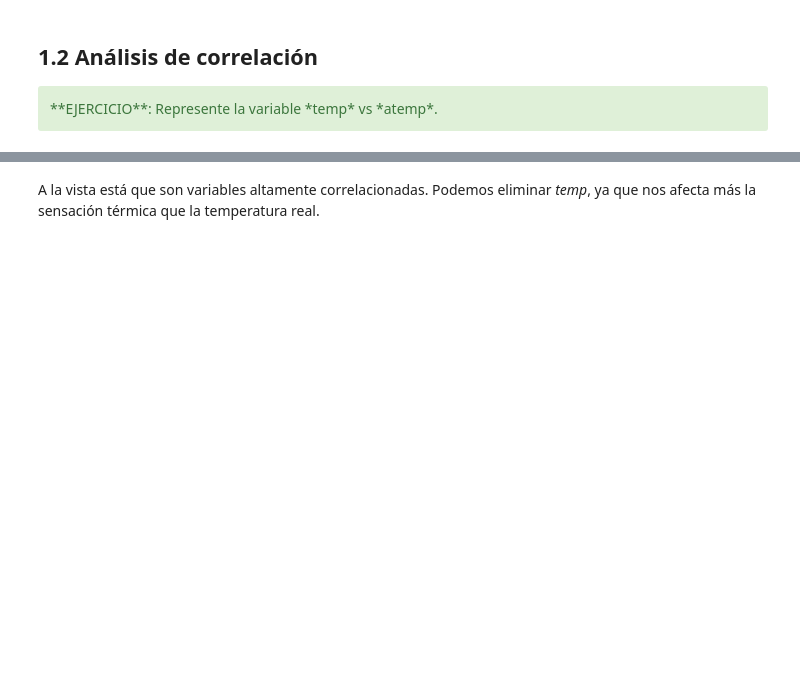
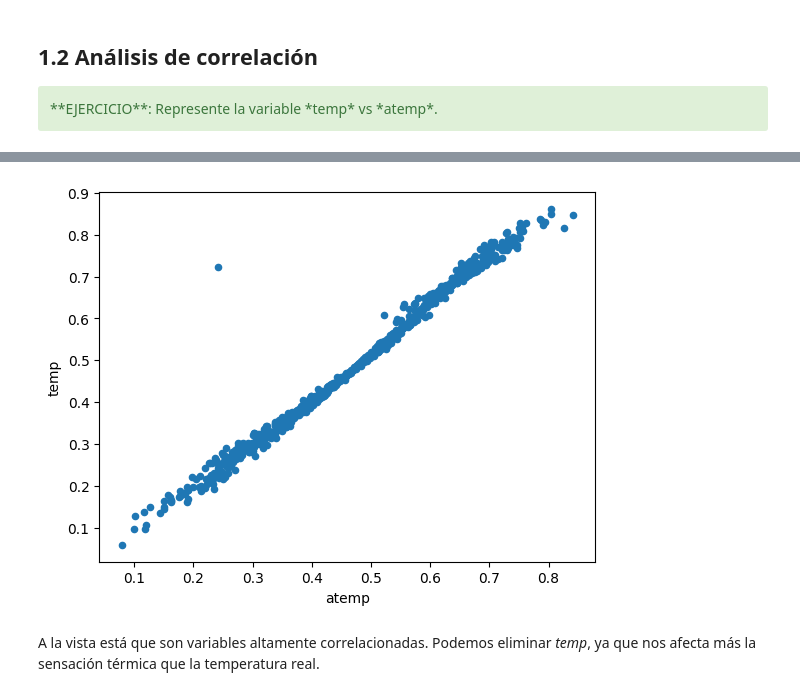
Before and after one commit to n1rocket/armando_bueno_machine_learning, a Jupyter notebook: notebooks/9. Casos prácticos_completo.ipynb, the cells around one changed output, grey strips where cells are left out. Drawn from its saved outputs; the diff is of its cells as text; code cells hidden in the pictures; blank space fills up the shorter version.

```diff
--- a/notebooks/9. Casos prácticos_completo.ipynb
+++ b/notebooks/9. Casos prácticos_completo.ipynb
@@ -96,3 +205,11 @@ data.head()
+# %%
+# your code here
+data.plot(kind='scatter', x='atemp', y='temp')
+plt.xlabel('atemp')
+plt.ylabel('temp')
+plt.show()
+# %% [output]
+[figure, added]
 # %% [markdown]
 A la vista está que son variables altamente correlacionadas. Podemos eliminar *temp*, ya que nos afecta más la sensación térmica que la temperatura real.
 # %%
```
Also changed, not shown: parts of 23 cells of this notebook.
